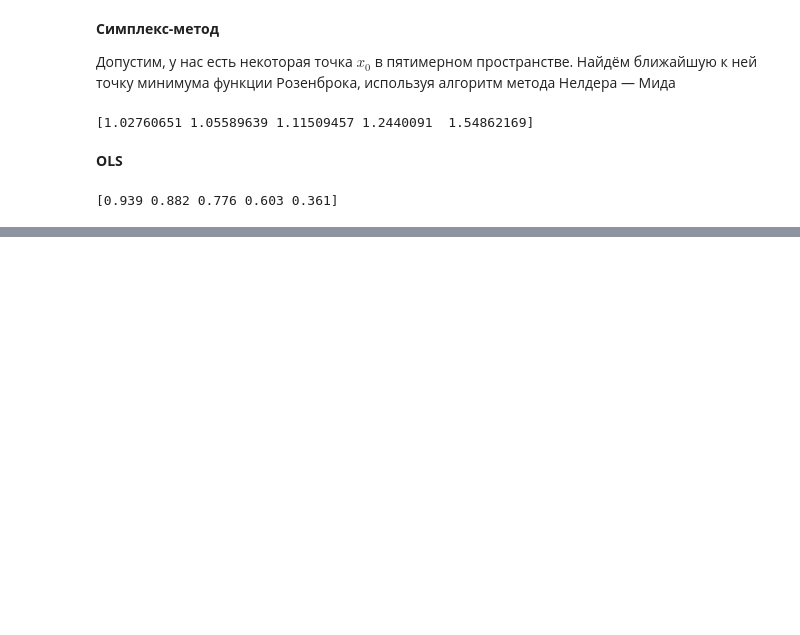
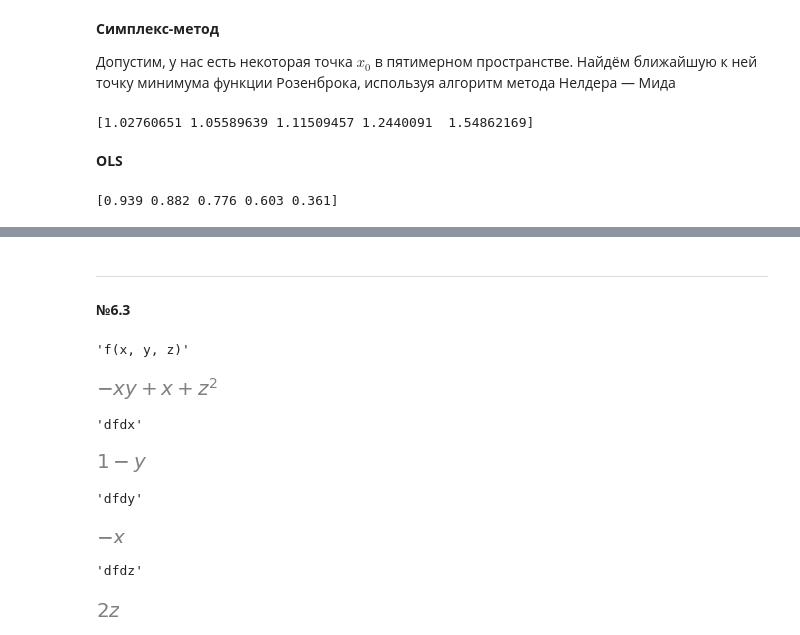
Before and after one commit to ScReameer/DS-learning, a Jupyter notebook: Math/Block-5/Module-5. Mathematical analysis II/Practice.ipynb, the cells around one changed output, grey strips where cells are left out. Drawn from its saved outputs; the diff is of its cells as text; code cells hidden in the pictures; blank space fills up the shorter version.

```diff
--- a/Math/Block-5/Module-5. Mathematical analysis II/Practice.ipynb
+++ b/Math/Block-5/Module-5. Mathematical analysis II/Practice.ipynb
@@ -409,0 +535,18 @@ print(result_point.x.round(3))
+# %% [markdown]
+***
+**№6.3**
+# %%
+# 6.3
+x, y, z = symbols('x y z', real=True)
+f = x - x*y + z**2
+dfdx, dfdy, dfdz = diff(f, x), diff(f, y), diff(f, z)
+display('f(x, y, z)', f, 'dfdx', dfdx, 'dfdy', dfdy, 'dfdz', dfdz)
+# %% [output]
+'f(x, y, z)'
+[figure, added]
+'dfdx'
+[figure, added]
+'dfdy'
+[figure, added]
+'dfdz'
+[figure, added]
```
Also changed, not shown: parts of 10 cells of this notebook, 1 other file.
